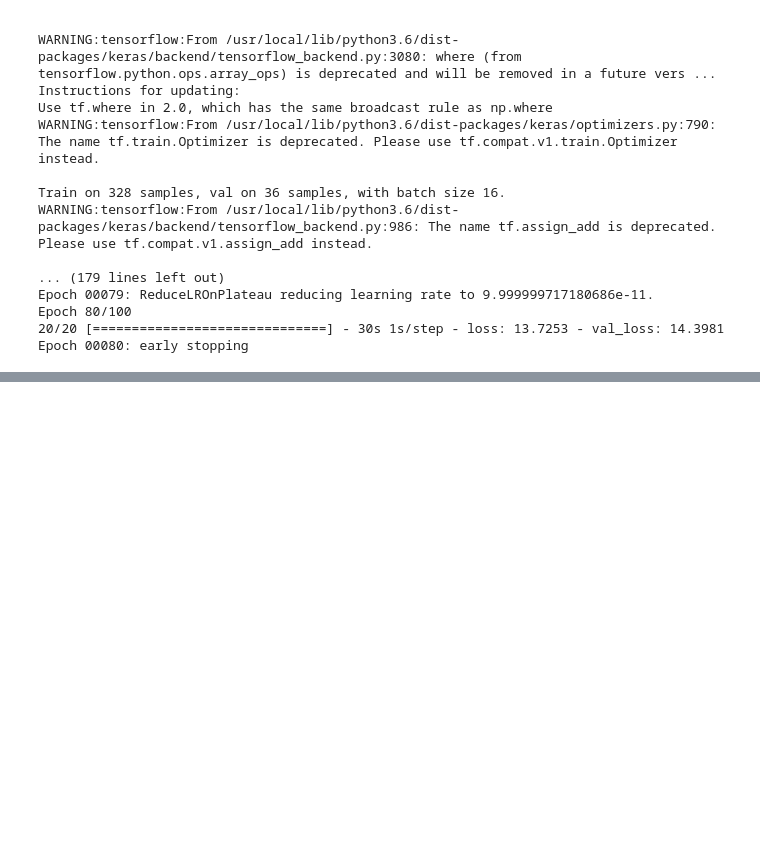
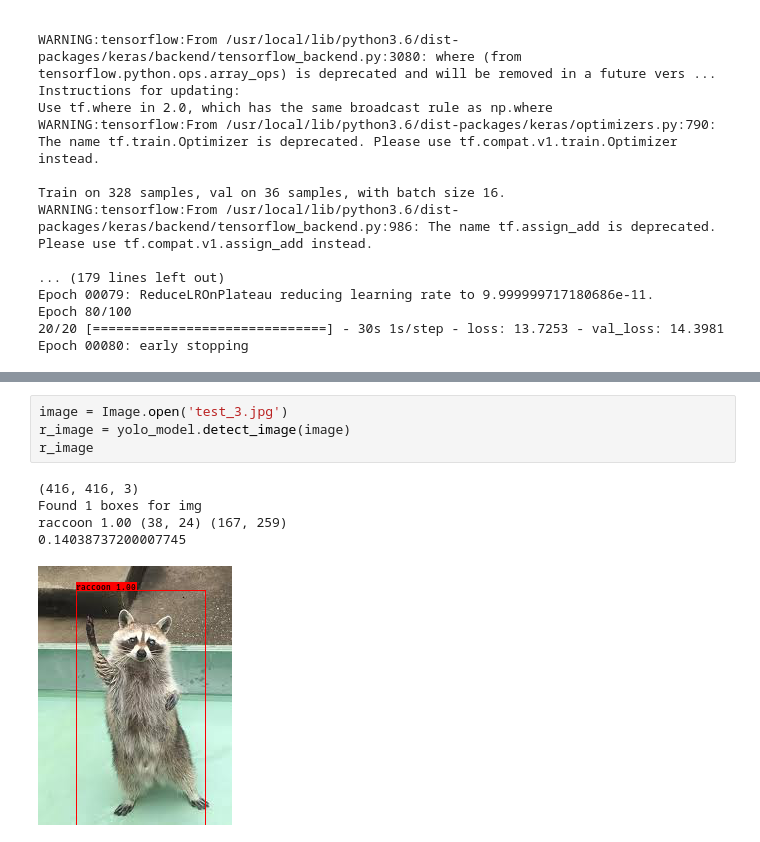
Before and after one commit to sangasu/1st-DL-CVMarathon, a Jupyter notebook: homework/Day049 Final Project.ipynb, the cells around one changed output, grey strips where cells are left out. Saved outputs shown, nothing was run; the diff lists cells and outputs as text; blank space fills up the shorter version.

```diff
--- a/homework/Day049 Final Project.ipynb
+++ b/homework/Day049 Final Project.ipynb
@@ -235 +237,11 @@ kangaroo 0.99 (64, 7) (253, 161)
 [figure]
+# %%
+image = Image.open('test_3.jpg')
+r_image = yolo_model.detect_image(image)
+r_image
+# %% [output]
+(416, 416, 3)
+Found 1 boxes for img
+raccoon 1.00 (38, 24) (167, 259)
+0.14038737200007745
+[figure, added]
```
Also changed, not shown: parts of 5 cells of this notebook.
